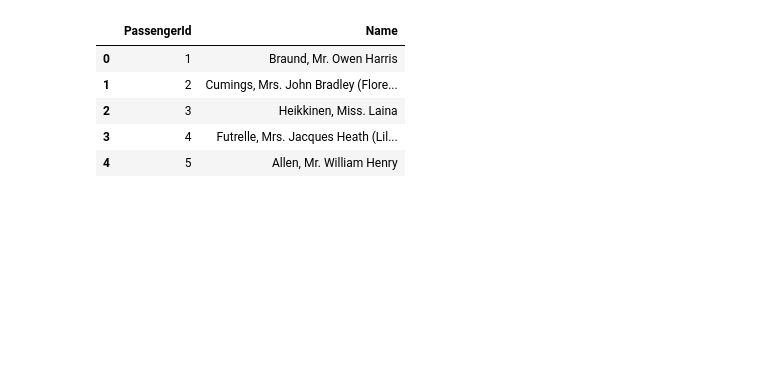
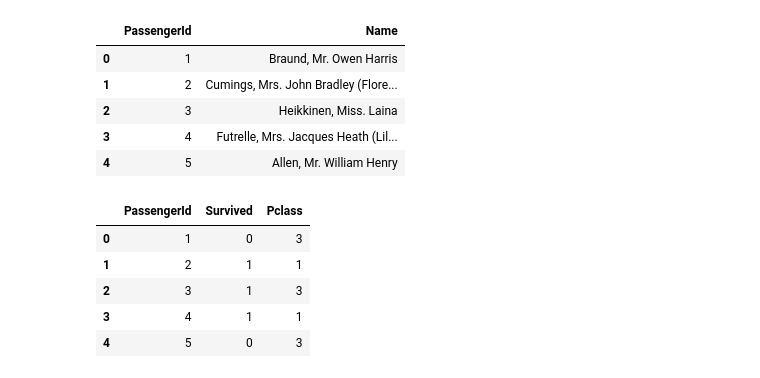
Before and after one commit to interrupted-dev/alpha, a Jupyter notebook: aplha.ipynb, the cells around one changed output. Saved outputs shown, nothing was run; the diff lists cells and outputs as text; code cells hidden in the pictures; blank space fills up the shorter version.

```diff
--- a/aplha.ipynb
+++ b/aplha.ipynb
@@ -826,3 +826,14 @@ df.loc[0:4,['PassengerId','Name']]
 | 2 | 3 | Heikkinen, Miss. Laina |
 | 3 | 4 | Futrelle, Mrs. Jacques Heath (Lil... |
 | 4 | 5 | Allen, Mr. William Henry |
+# %%
+df.loc[0:4,['PassengerId','Survived','Pclass']]
+                                                # in loc we also have to fiestly select the rows horizontally
+                                                # then we can select the columns that we want vertically
+# %% [output]
+|  | PassengerId | Survived | Pclass |
+| 0 | 1 | 0 | 3 |
+| 1 | 2 | 1 | 1 |
+| 2 | 3 | 1 | 3 |
+| 3 | 4 | 1 | 1 |
+| 4 | 5 | 0 | 3 |
```
